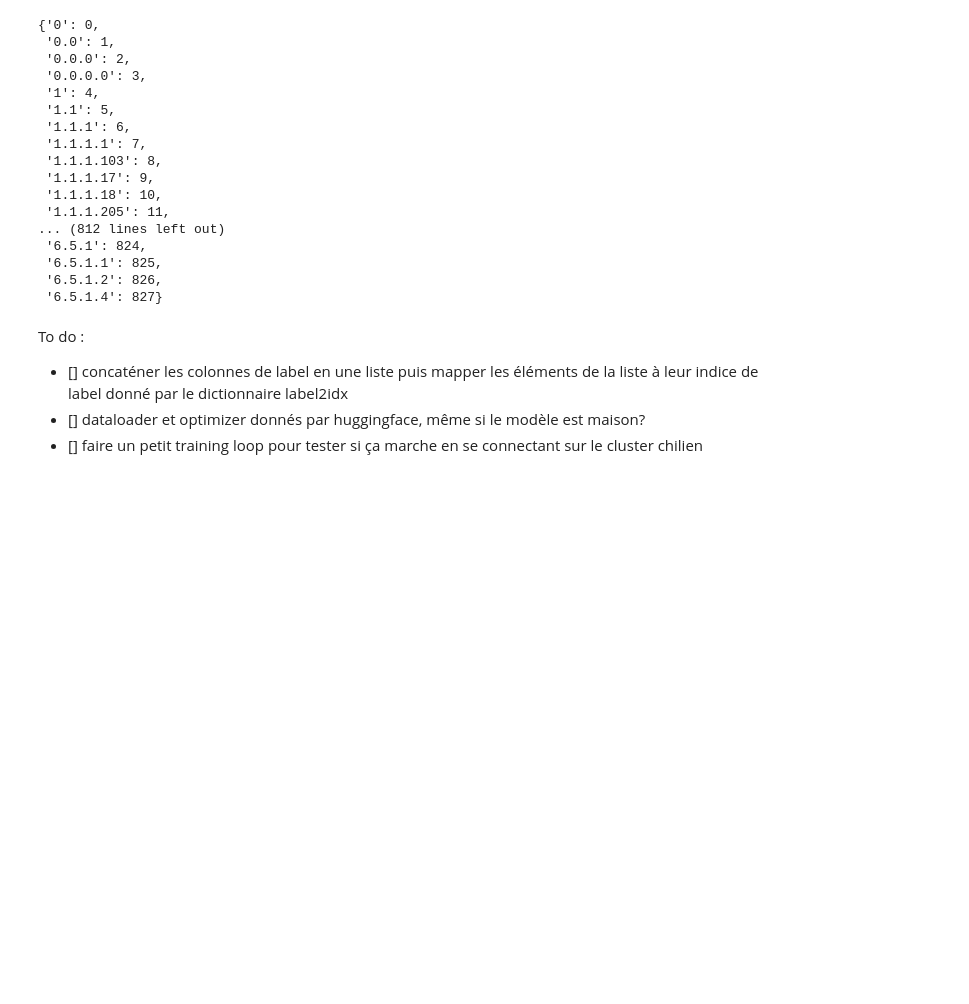
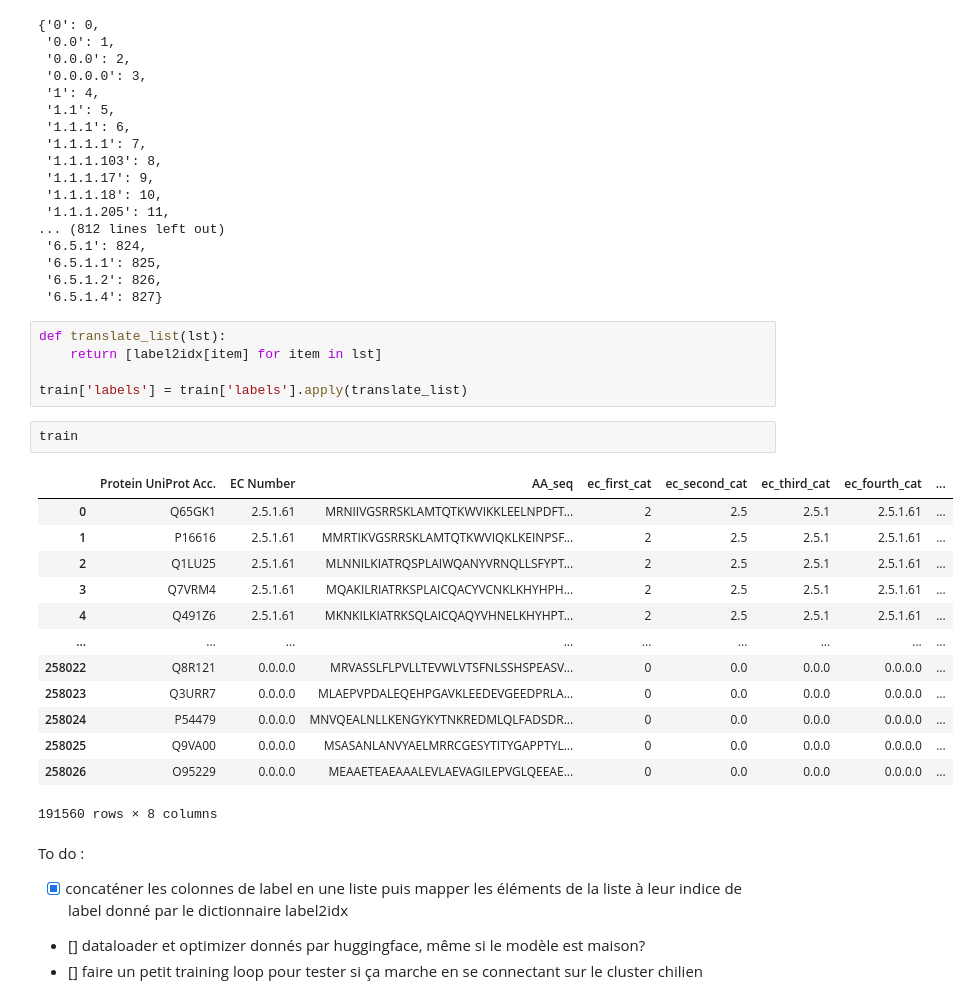
Before and after one commit to Basso42/HierarchicProtLM, a Jupyter notebook: train/testing.ipynb, the cells around one changed output. Saved outputs shown, nothing was run; the diff lists cells and outputs as text; blank space fills up the shorter version.

```diff
--- a/train/testing.ipynb
+++ b/train/testing.ipynb
@@ -111,8 +117,29 @@ label2idx
  '6.5.1.1': 825,
  '6.5.1.2': 826,
  '6.5.1.4': 827}
+# %%
+def translate_list(lst):
+    return [label2idx[item] for item in lst]
+
+train['labels'] = train['labels'].apply(translate_list)
+# %%
+train
+# %% [output]
+|  | Protein UniProt Acc. | EC Number | AA_seq | ec_first_cat | ec_second_cat | ec_third_cat | ec_fourth_cat | ... |
+| 0 | Q65GK1 | 2.5.1.61 | MRNIIVGSRRSKLAMTQTKWVIKKLEELNPDFT... | 2 | 2.5 | 2.5.1 | 2.5.1.61 | ... |
+| 1 | P16616 | 2.5.1.61 | MMRTIKVGSRRSKLAMTQTKWVIQKLKEINPSF... | 2 | 2.5 | 2.5.1 | 2.5.1.61 | ... |
+| 2 | Q1LU25 | 2.5.1.61 | MLNNILKIATRQSPLAIWQANYVRNQLLSFYPT... | 2 | 2.5 | 2.5.1 | 2.5.1.61 | ... |
+| 3 | Q7VRM4 | 2.5.1.61 | MQAKILRIATRKSPLAICQACYVCNKLKHYHPH... | 2 | 2.5 | 2.5.1 | 2.5.1.61 | ... |
+| 4 | Q491Z6 | 2.5.1.61 | MKNKILKIATRKSQLAICQAQYVHNELKHYHPT... | 2 | 2.5 | 2.5.1 | 2.5.1.61 | ... |
+| ... | ... | ... | ... | ... | ... | ... | ... | ... |
+| 258022 | Q8R121 | 0.0.0.0 | MRVASSLFLPVLLTEVWLVTSFNLSSHSPEASV... | 0 | 0.0 | 0.0.0 | 0.0.0.0 | ... |
+| 258023 | Q3URR7 | 0.0.0.0 | MLAEPVPDALEQEHPGAVKLEEDEVGEEDPRLA... | 0 | 0.0 | 0.0.0 | 0.0.0.0 | ... |
+| 258024 | P54479 | 0.0.0.0 | MNVQEALNLLKENGYKYTNKREDMLQLFADSDR... | 0 | 0.0 | 0.0.0 | 0.0.0.0 | ... |
+| 258025 | Q9VA00 | 0.0.0.0 | MSASANLANVYAELMRRCGESYTITYGAPPTYL... | 0 | 0.0 | 0.0.0 | 0.0.0.0 | ... |
+| 258026 | O95229 | 0.0.0.0 | MEAAETEAEAAALEVLAEVAGILEPVGLQEEAE... | 0 | 0.0 | 0.0.0 | 0.0.0.0 | ... |
+191560 rows × 8 columns
 # %% [markdown]
 To do :
-- [] concaténer les colonnes de label en une liste puis mapper les éléments de la liste à leur indice de label donné par le dictionnaire label2idx
+- [X] concaténer les colonnes de label en une liste puis mapper les éléments de la liste à leur indice de label donné par le dictionnaire label2idx
 - [] dataloader et optimizer donnés par huggingface, même si le modèle est maison?
 - [] faire un petit training loop pour tester si ça marche en se connectant sur le cluster chilien
```
Also changed, not shown: parts of 3 cells of this notebook.
